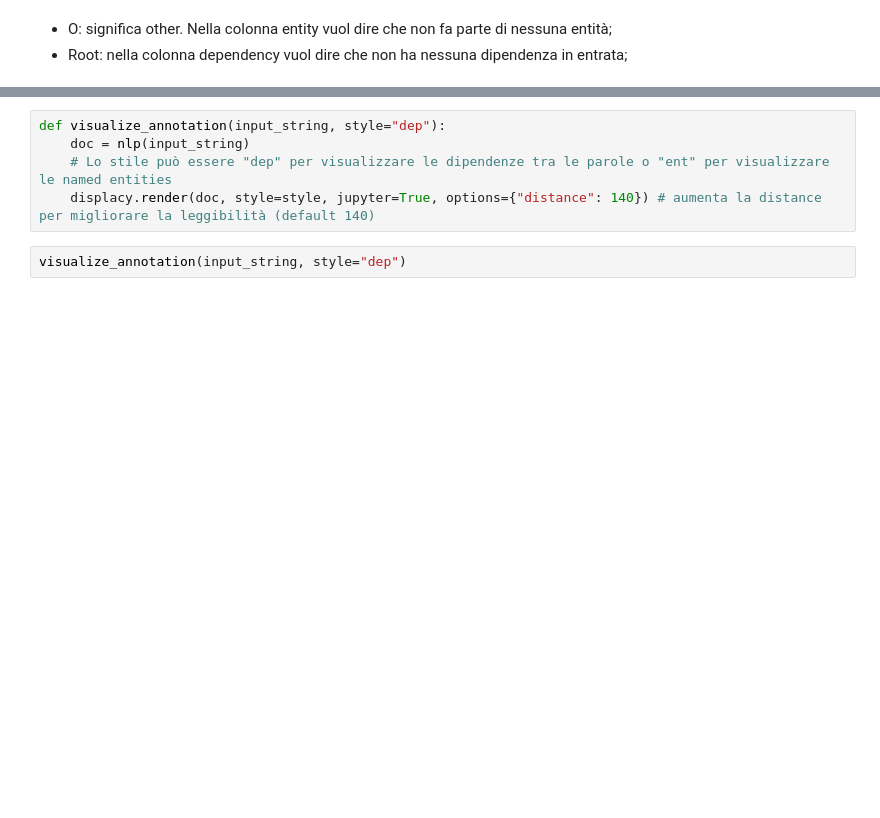
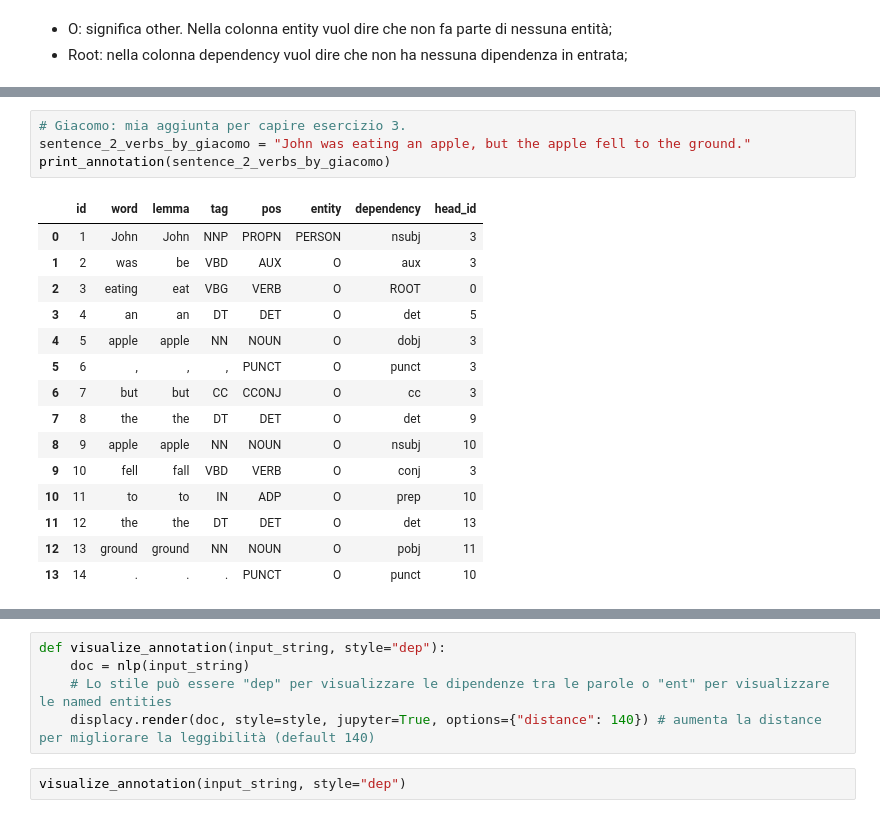
Before and after one commit to redjack96/CodiceML, a Jupyter notebook: src/esercitazioni/[WMIR]06spacy.ipynb, the cells around one changed output, grey strips where cells are left out. Cells and saved outputs as stored; diff of their text form; blank space fills up the shorter version.

```diff
--- a/src/esercitazioni/[WMIR]06spacy.ipynb
+++ b/src/esercitazioni/[WMIR]06spacy.ipynb
@@ -147,0 +149,20 @@ print_annotation(input_string)
+# %%
+# Giacomo: mia aggiunta per capire esercizio 3.
+sentence_2_verbs_by_giacomo = "John was eating an apple, but the apple fell to the ground."
+print_annotation(sentence_2_verbs_by_giacomo)
+# %% [output]
+|  | id | word | lemma | tag | pos | entity | dependency | head_id |
+| 0 | 1 | John | John | NNP | PROPN | PERSON | nsubj | 3 |
+| 1 | 2 | was | be | VBD | AUX | O | aux | 3 |
+| 2 | 3 | eating | eat | VBG | VERB | O | ROOT | 0 |
+| 3 | 4 | an | an | DT | DET | O | det | 5 |
+| 4 | 5 | apple | apple | NN | NOUN | O | dobj | 3 |
+| 5 | 6 | , | , | , | PUNCT | O | punct | 3 |
+| 6 | 7 | but | but | CC | CCONJ | O | cc | 3 |
+| 7 | 8 | the | the | DT | DET | O | det | 9 |
+| 8 | 9 | apple | apple | NN | NOUN | O | nsubj | 10 |
+| 9 | 10 | fell | fall | VBD | VERB | O | conj | 3 |
+| 10 | 11 | to | to | IN | ADP | O | prep | 10 |
+| 11 | 12 | the | the | DT | DET | O | det | 13 |
+| 12 | 13 | ground | ground | NN | NOUN | O | pobj | 11 |
+| 13 | 14 | . | . | . | PUNCT | O | punct | 10 |
```
Also changed, not shown: parts of 26 cells of this notebook, 5 other files.
